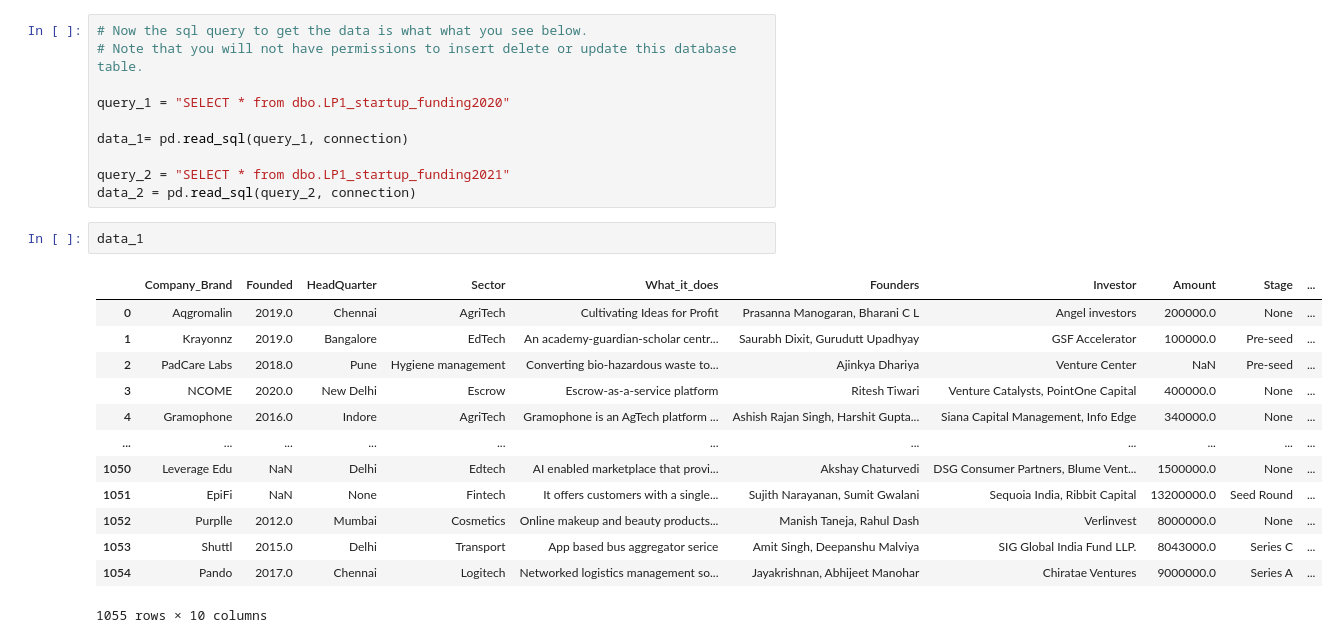
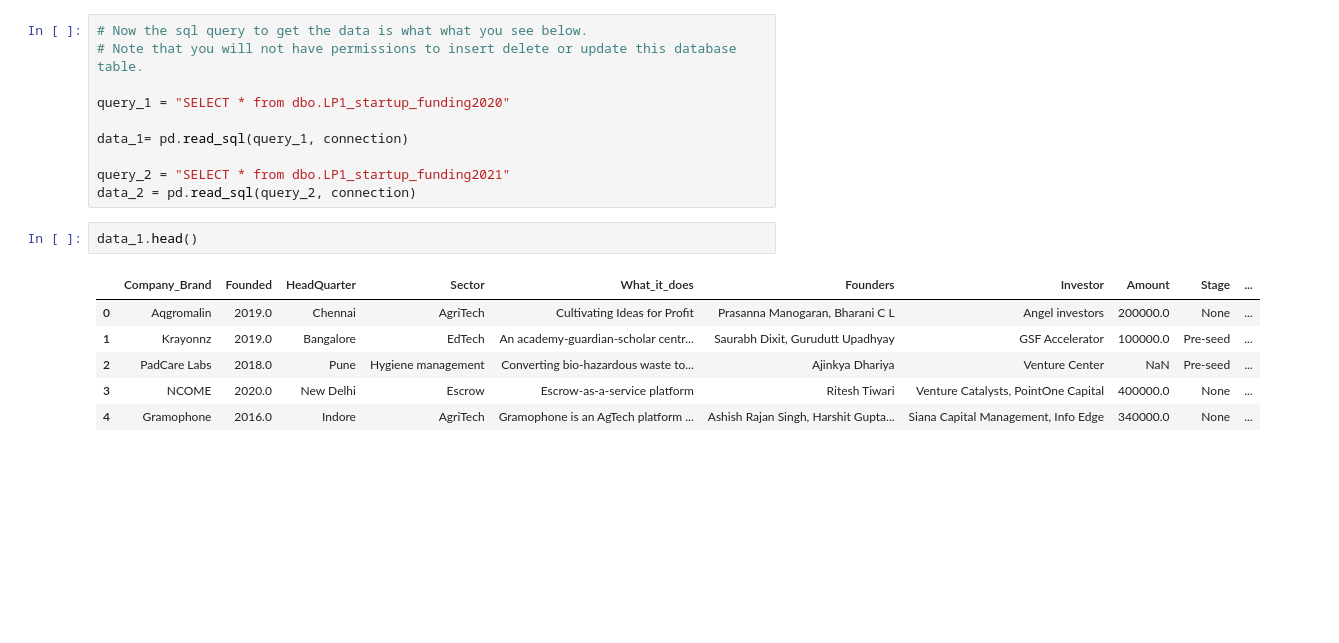
Before and after one commit to MumoMutiso/A-data-analysis-project, a Jupyter notebook: notebook.ipynb, the cells around one changed output. Cells and saved outputs as stored; diff of their text form; blank space fills up the shorter version.

Commit message:
Indian notebook

```diff
--- a/notebook.ipynb
+++ b/notebook.ipynb
@@ -50,19 +50,12 @@ data_1= pd.read_sql(query_1, connection)
 query_2 = "SELECT * from dbo.LP1_startup_funding2021"
 data_2 = pd.read_sql(query_2, connection)
 # %%
-data_1
+data_1.head()
 # %% [output]
 |  | Company_Brand | Founded | HeadQuarter | Sector | What_it_does | Founders | Investor | Amount | Stage | ... |
 | 0 | Aqgromalin | 2019.0 | Chennai | AgriTech | Cultivating Ideas for Profit | Prasanna Manogaran, Bharani C L | Angel investors | 200000.0 | None | ... |
 | 1 | Krayonnz | 2019.0 | Bangalore | EdTech | An academy-guardian-scholar centr... | Saurabh Dixit, Gurudutt Upadhyay | GSF Accelerator | 100000.0 | Pre-seed | ... |
 | 2 | PadCare Labs | 2018.0 | Pune | Hygiene management | Converting bio-hazardous waste to... | Ajinkya Dhariya | Venture Center | NaN | Pre-seed | ... |
 | 3 | NCOME | 2020.0 | New Delhi | Escrow | Escrow-as-a-service platform | Ritesh Tiwari | Venture Catalysts, PointOne Capital | 400000.0 | None | ... |
 | 4 | Gramophone | 2016.0 | Indore | AgriTech | Gramophone is an AgTech platform ... | Ashish Rajan Singh, Harshit Gupta... | Siana Capital Management, Info Edge | 340000.0 | None | ... |
-| ... | ... | ... | ... | ... | ... | ... | ... | ... | ... | ... |
-| 1050 | Leverage Edu | NaN | Delhi | Edtech | AI enabled marketplace that provi... | Akshay Chaturvedi | DSG Consumer Partners, Blume Vent... | 1500000.0 | None | ... |
-| 1051 | EpiFi | NaN | None | Fintech | It offers customers with a single... | Sujith Narayanan, Sumit Gwalani | Sequoia India, Ribbit Capital | 13200000.0 | Seed Round | ... |
-| 1052 | Purplle | 2012.0 | Mumbai | Cosmetics | Online makeup and beauty products... | Manish Taneja, Rahul Dash | Verlinvest | 8000000.0 | None | ... |
-| 1053 | Shuttl | 2015.0 | Delhi | Transport | App based bus aggregator serice | Amit Singh, Deepanshu Malviya | SIG Global India Fund LLP. | 8043000.0 | Series C | ... |
-| 1054 | Pando | 2017.0 | Chennai | Logitech | Networked logistics management so... | Jayakrishnan, Abhijeet Manohar | Chiratae Ventures | 9000000.0 | Series A | ... |
-1055 rows × 10 columns
 # %%
```
Also changed, not shown: parts of 18 cells of this notebook, 3 other files.
